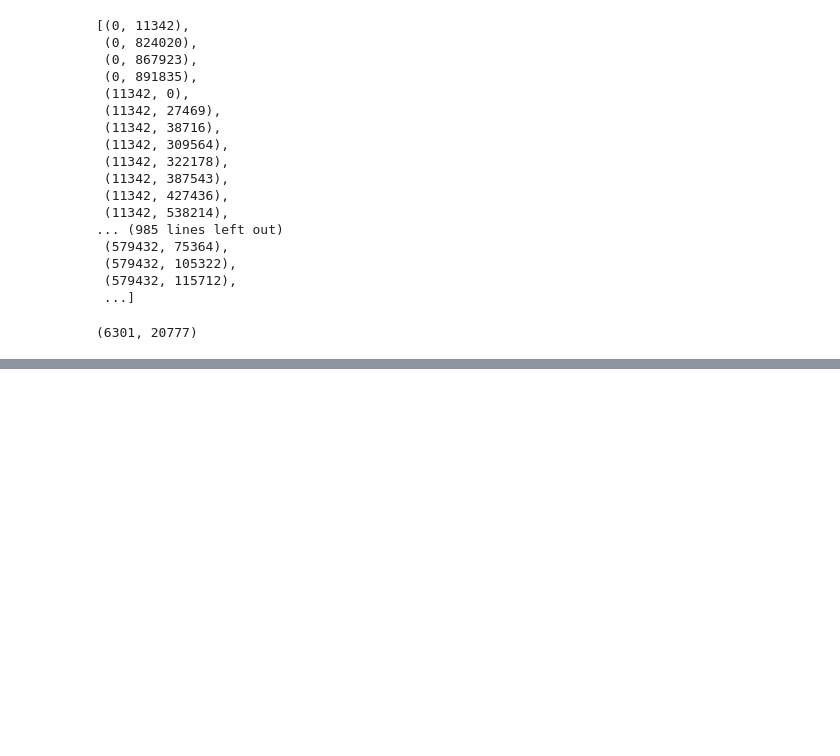
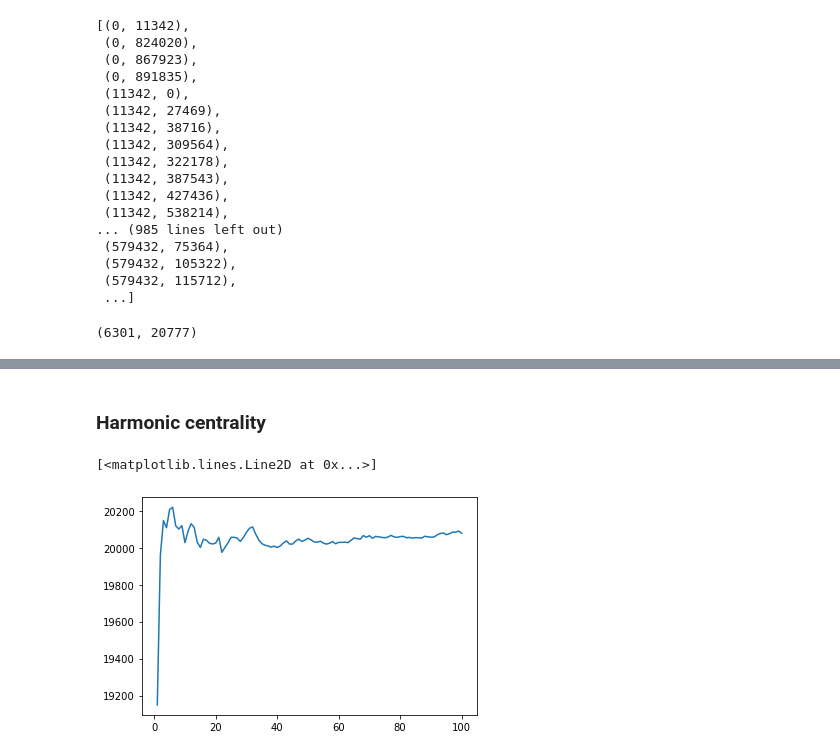
Before and after one commit to vdarsel/ID2222, a Jupyter notebook: HM3-MiningDataStream/HM3-MiningDataStream.ipynb, the cells around one changed output, grey strips where cells are left out. Saved outputs shown, nothing was run; the diff lists cells and outputs as text; code cells hidden in the pictures; blank space fills up the shorter version.

```diff
--- a/HM3-MiningDataStream/HM3-MiningDataStream.ipynb
+++ b/HM3-MiningDataStream/HM3-MiningDataStream.ipynb
@@ -418,0 +388,11 @@ a,b,c
+# %% [markdown]
+### Harmonic centrality
+# %%
+HC = np.zeros(N)
+for i in range(N):
+    HC[i] = np.sum(sum_inv_d[i])/len(sum_d)
+HC_mean = np.cumsum(HC)/(np.arange(N)+1)
+plt.plot(np.arange(N)+1,HC_mean)
+# %% [output]
+[<matplotlib.lines.Line2D at 0x...>]
+[figure, added]
```
Also changed, not shown: parts of 65 cells of this notebook, 3 other files.
